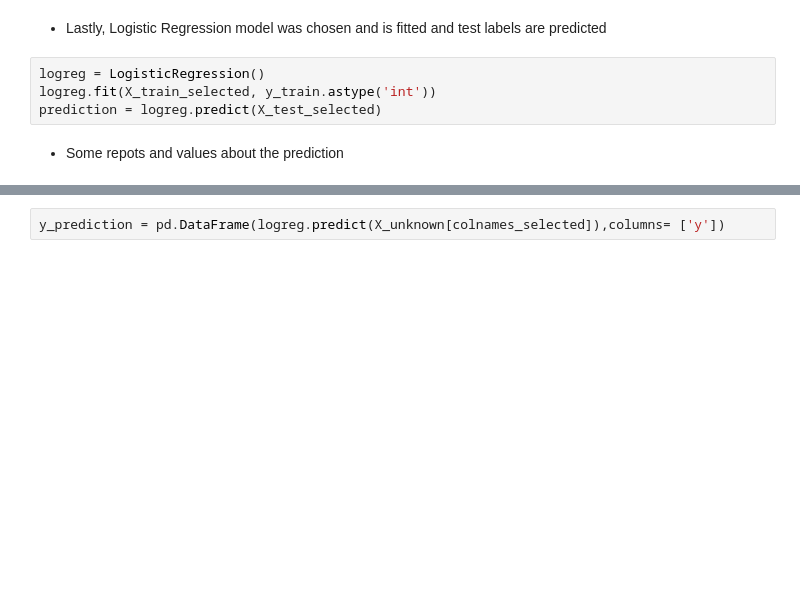
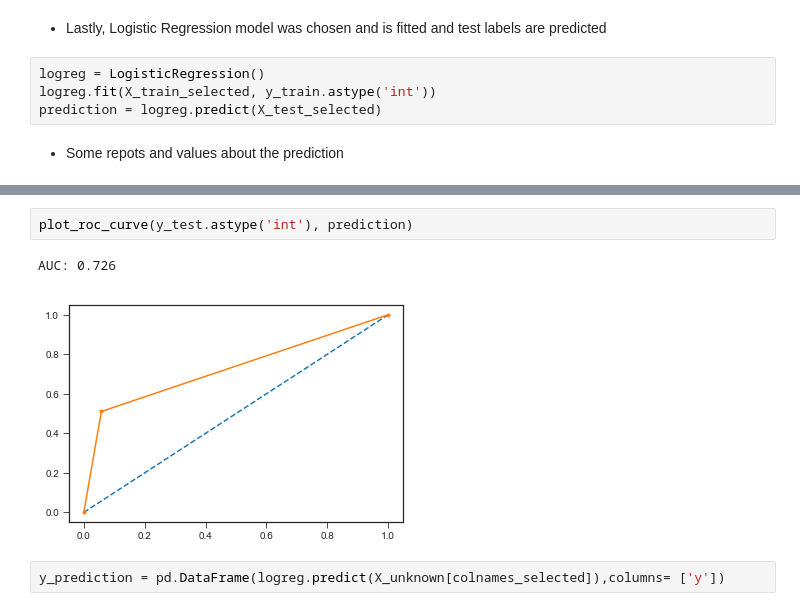
Before and after one commit to sefeoglu/AdultsDataSetUCI, a Jupyter notebook: Project_Assignment.ipynb, the cells around one changed output, grey strips where cells are left out. Saved outputs shown, nothing was run; the diff lists cells and outputs as text; blank space fills up the shorter version.

```diff
--- a/Project_Assignment.ipynb
+++ b/Project_Assignment.ipynb
@@ -518,2 +491,7 @@ weighted avg       0.82      0.83      0.82      1500
+# %%
+plot_roc_curve(y_test.astype('int'), prediction)
+# %% [output]
+AUC: 0.726
+[figure, added]
 # %%
 y_prediction = pd.DataFrame(logreg.predict(X_unknown[colnames_selected]),columns= ['y'])
```
Also changed, not shown: parts of 25 cells of this notebook.
